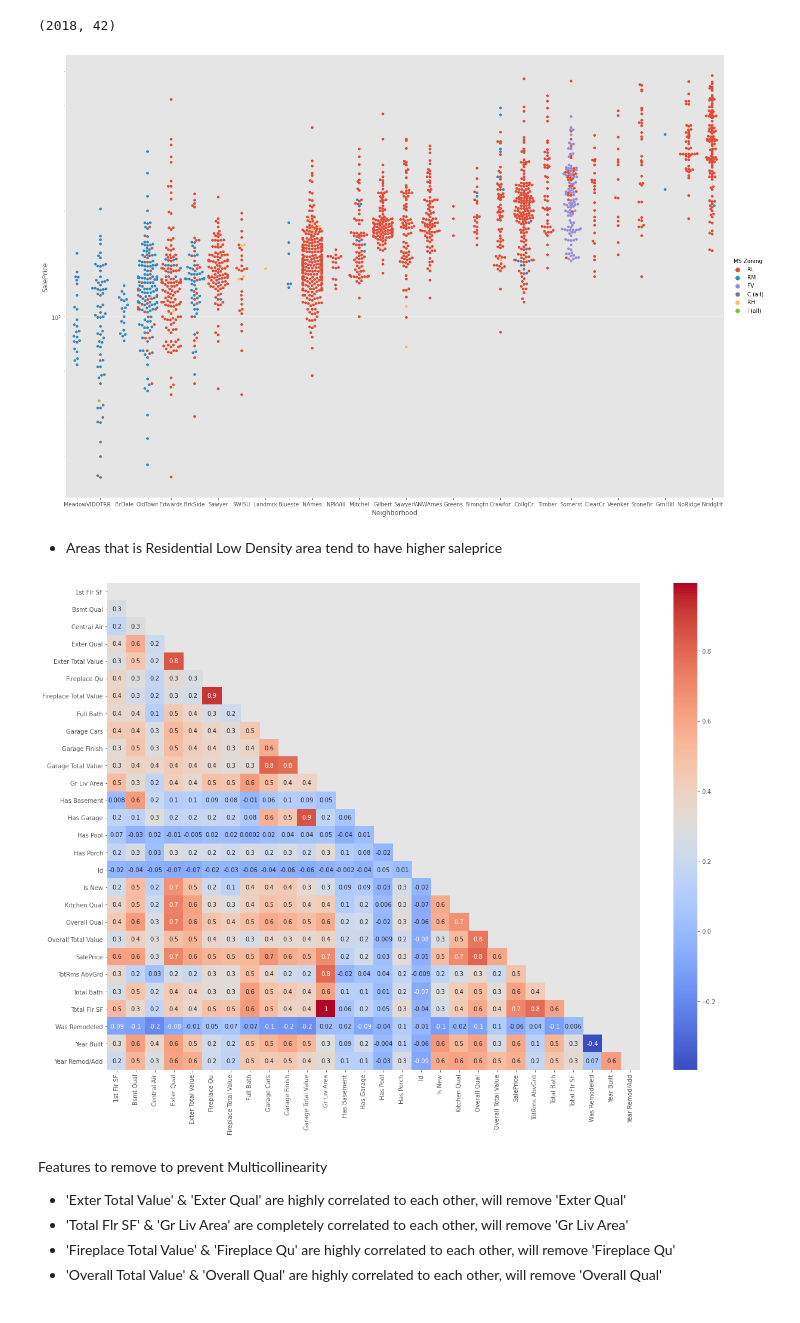
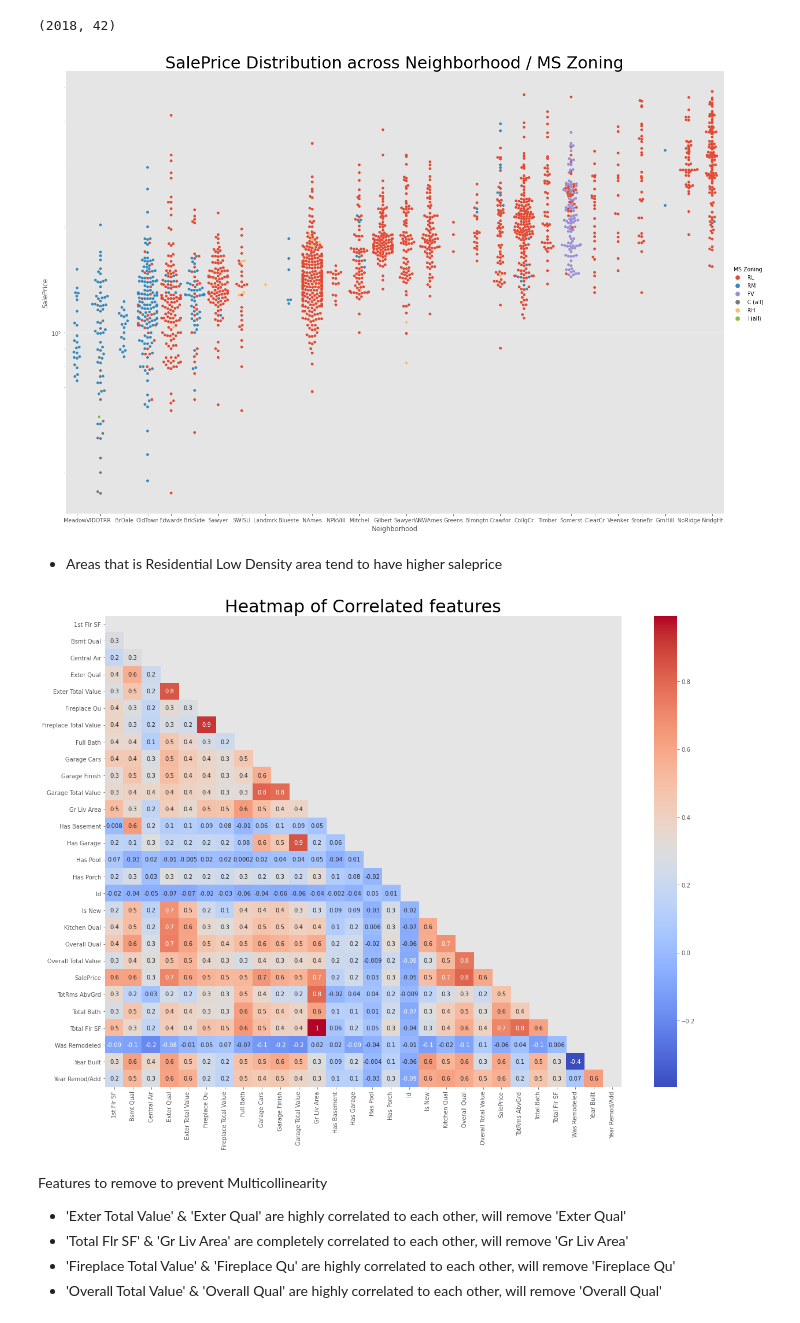
Before and after one commit to SimYiSY/Ames_Housing_Data, a Jupyter notebook: code/01 EDA and Cleaning.ipynb, the cells around one changed output. Saved outputs shown, nothing was run; the diff lists cells and outputs as text; code cells hidden in the pictures.

```diff
--- a/code/01 EDA and Cleaning.ipynb
+++ b/code/01 EDA and Cleaning.ipynb
@@ -1935,23 +1938,25 @@ See the caveats in the documentation: https://pandas.pydata.org/pandas-docs/stab
 sorted_index = df.groupby('Neighborhood')['SalePrice'].median().sort_values().index
 fig = sns.catplot(x='Neighborhood', y='SalePrice', hue='MS Zoning',
                   data=df, kind='swarm',height = 12, aspect=1.5, order = sorted_index)
+plt.title('SalePrice Distribution across Neighborhood / MS Zoning',fontdict = {'fontsize': 30})
 ax = fig.axes[0][0]
 ax.set_yscale('log')
 plt.show()
 # %% [output]
-[figure, old version]
+[figure, new version]
 # %% [markdown]
 - Areas that is Residential Low Density area tend to have higher saleprice
 # %%
 coef_sort = [i for i in df.columns.sort_values()]
 plt.figure(figsize= (20, 15))
+plt.title('Heatmap of Correlated features',fontdict = {'fontsize': 30})
 mask = (np.triu(np.ones_like(df[coef_sort].corr(),
                              dtype=np.bool)))
 sns.heatmap(df[coef_sort].corr(),
             annot=True, mask = mask,
             fmt='.1g', cmap='coolwarm');
 # %% [output]
-[figure, old version]
+[figure, new version]
 # %% [markdown]
 Features to remove to prevent Multicollinearity
 - 'Exter Total Value' & 'Exter Qual' are highly correlated to each other, will remove 'Exter Qual'
```
Also changed, not shown: parts of 3 cells of this notebook.
